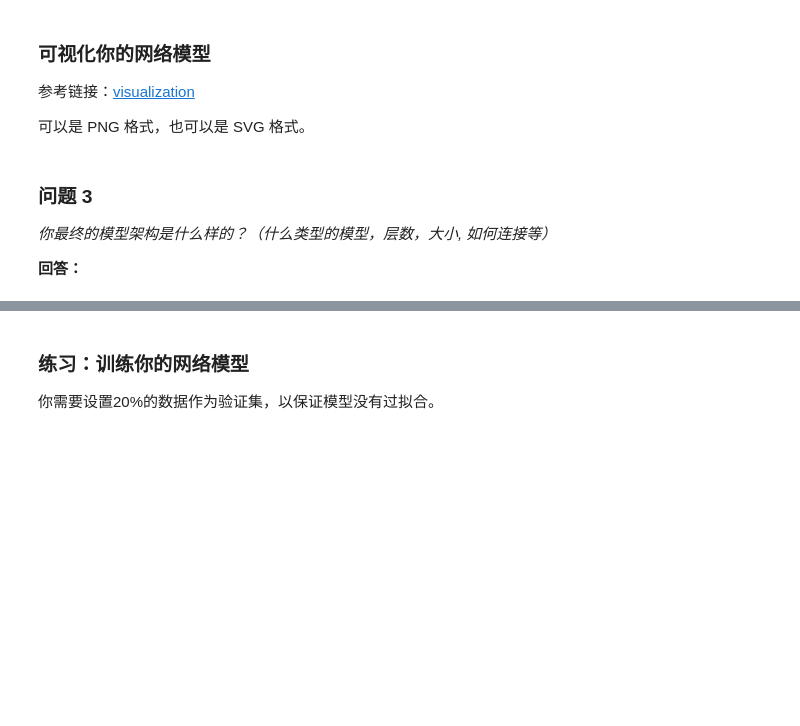
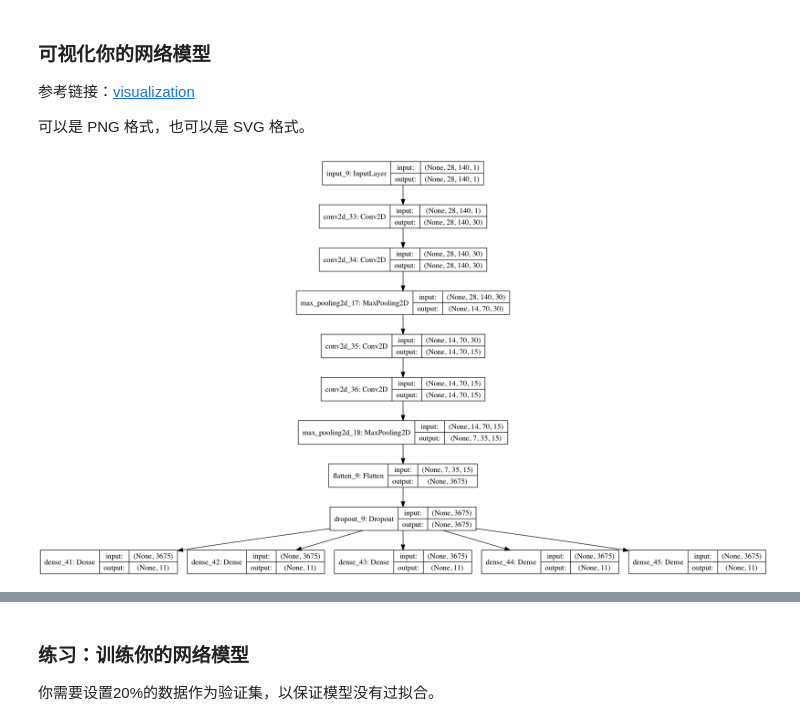
Before and after one commit to michaelfeng/MLND, a Jupyter notebook: digit_recognition/digit_recognition.ipynb, the cells around one changed output, grey strips where cells are left out. Cells and saved outputs as stored; diff of their text form; code cells hidden in the pictures; blank space fills up the shorter version.

Commit message:
add project solution for digit_recognition

```diff
--- a/digit_recognition/digit_recognition.ipynb
+++ b/digit_recognition/digit_recognition.ipynb
@@ -52,11 +54,17 @@ n_class, n_len, width, height = 11, 5, 28, 28
 
 def generate_dataset(X, y):
     X_len = X.shape[0]
-
     X_gen = np.zeros((X_len, height, width*n_len, 1), dtype=np.uint8)
     y_gen = [np.zeros((X_len, n_class), dtype=np.uint8) for i in range(n_len)]
     # TODO: 随机取1~5个数字，并拼接成新的图片
-
+    for index in range(X_len):
+        digits = random.randint(1, 5)
+        for i in range(digits):
+            j = random.randint(0, X_len-1)
+            X_gen[index,:,i*width:(i+1)*width,0] = X[j]
+            y_gen[i][index][y[j]] = 1
+        for i in range(digits, n_len):
+            y_gen[i][index][10] = 1
 
     return X_gen, y_gen
 
@@ -103,0 +110,23 @@ _你为解决这个问题采取了什么技术？请详细介绍你使用的技
+# %%
+from keras.models import Model
+from keras.layers import *
+from keras.models import Sequential
+
+# TODO: 构建你的模型
+seed = 7
+np.random.seed(seed)
+
+def train_model():
+    a = Input((28, 28*5, 1))
+    b = Conv2D(30, (3, 3), padding='same', activation='relu')(a)
+    b = Conv2D(30, (3, 3), padding='same', activation='relu')(b)
+    b = MaxPooling2D(pool_size=(2, 2), padding='same')(b)
+    b = Conv2D(15, (3, 3), padding='same', activation='relu')(b)
+    b = Conv2D(15, (3, 3), padding='same', activation='relu')(b)
+    b = MaxPooling2D(pool_size=(2, 2), padding='same')(b)
+    b = Flatten()(b)
+    b = Dropout(0.2)(b)
+    lst_output = [Dense(11, activation='softmax')(b) for i in range(n_len)]
+    model = Model(inputs=a, outputs=lst_output)
+    model.compile(loss='categorical_crossentropy', optimizer='adam', metrics=['accuracy'])
+    return model
@@ -108,12 +150,14 @@ _你为解决这个问题采取了什么技术？请详细介绍你使用的技
 
 可以是 PNG 格式，也可以是 SVG 格式。
 # %%
-from keras.utils.visualize_util import plot, model_to_dot
+# from keras.utils.visualize_util import plot, model_to_dot
+from keras.utils import plot_model
 from IPython.display import Image, SVG
 
 # TODO: 可视化你的模型
+model = train_model()
+plot_model(model, show_shapes=True, show_layer_names=True, to_file='model.png')
+
+Image(filename = 'model.png')
+# %% [output]
+[figure, added]
-# %% [markdown]
-### 问题 3
-_你最终的模型架构是什么样的？（什么类型的模型，层数，大小, 如何连接等）_
-
-**回答：**
```
Also changed, not shown: parts of 14 cells of this notebook, 4 other files.
